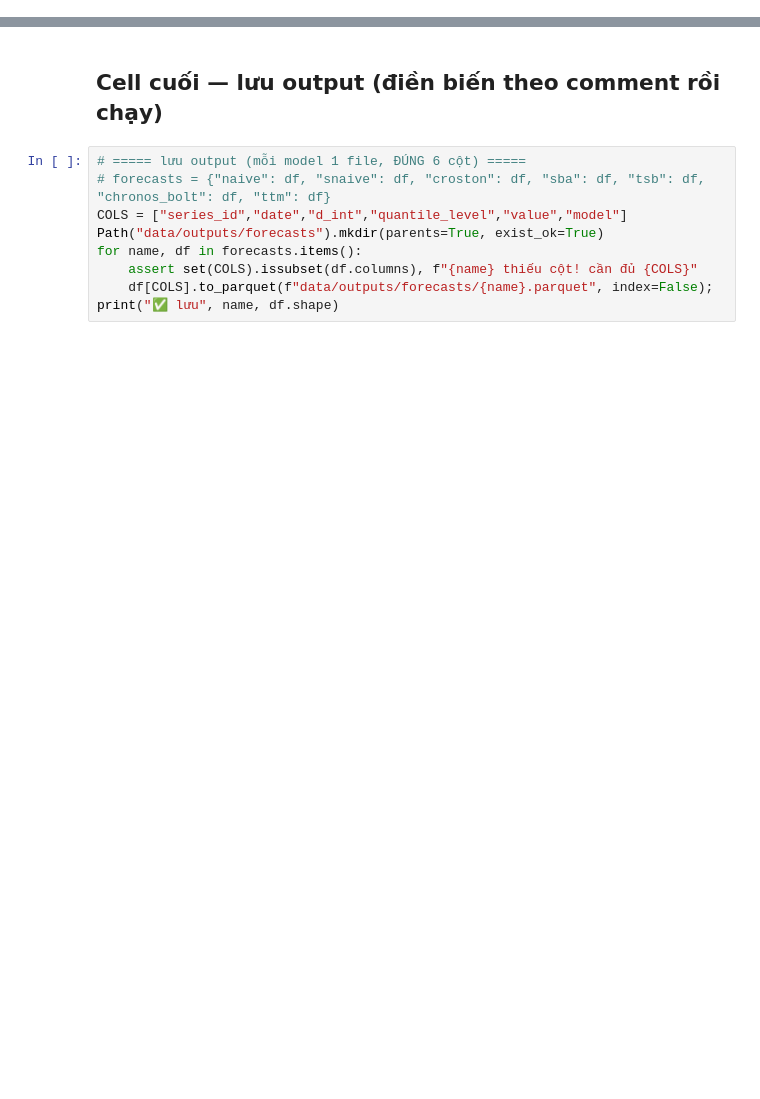
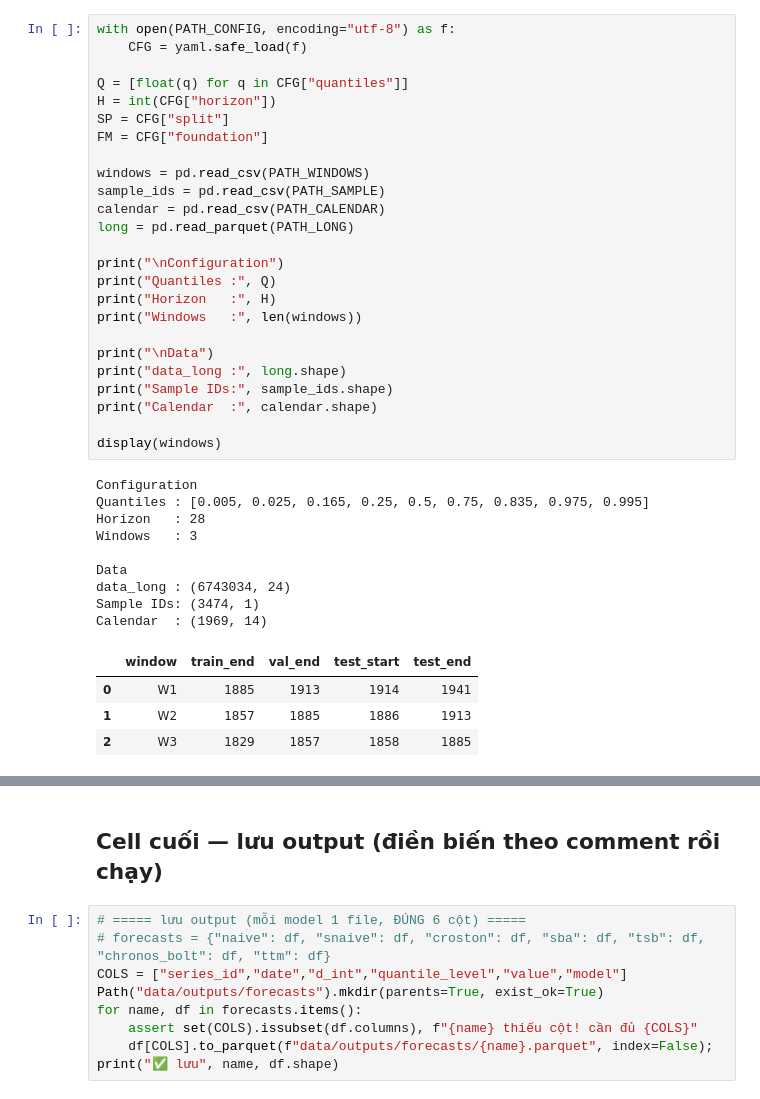
Before and after one commit to DuyKhanh162/m5-intermittent-forecasting, a Jupyter notebook: notebooks/P4.ipynb, the cells around one changed output, grey strips where cells are left out. Cells and saved outputs as stored; diff of their text form; blank space fills up the shorter version.

```diff
--- a/notebooks/P4.ipynb
+++ b/notebooks/P4.ipynb
@@ -34,0 +119,39 @@ print("✅ Input sẵn sàng — long", long.shape, "| FM:", FM["chronos_model"]
+# %%
+with open(PATH_CONFIG, encoding="utf-8") as f:
+    CFG = yaml.safe_load(f)
+
+Q = [float(q) for q in CFG["quantiles"]]
+H = int(CFG["horizon"])
+SP = CFG["split"]
+FM = CFG["foundation"]
+
+windows = pd.read_csv(PATH_WINDOWS)
+sample_ids = pd.read_csv(PATH_SAMPLE)
+calendar = pd.read_csv(PATH_CALENDAR)
+long = pd.read_parquet(PATH_LONG)
+
+print("\nConfiguration")
+print("Quantiles :", Q)
+print("Horizon   :", H)
+print("Windows   :", len(windows))
+
+print("\nData")
+print("data_long :", long.shape)
+print("Sample IDs:", sample_ids.shape)
+print("Calendar  :", calendar.shape)
+
+display(windows)
+# %% [output]
+Configuration
+Quantiles : [0.005, 0.025, 0.165, 0.25, 0.5, 0.75, 0.835, 0.975, 0.995]
+Horizon   : 28
+Windows   : 3
+
+Data
+data_long : (6743034, 24)
+Sample IDs: (3474, 1)
+Calendar  : (1969, 14)
+|  | window | train_end | val_end | test_start | test_end |
+| 0 | W1 | 1885 | 1913 | 1914 | 1941 |
+| 1 | W2 | 1857 | 1885 | 1886 | 1913 |
+| 2 | W3 | 1829 | 1857 | 1858 | 1885 |
```
Also changed, not shown: parts of 15 cells of this notebook, 1 other file.
